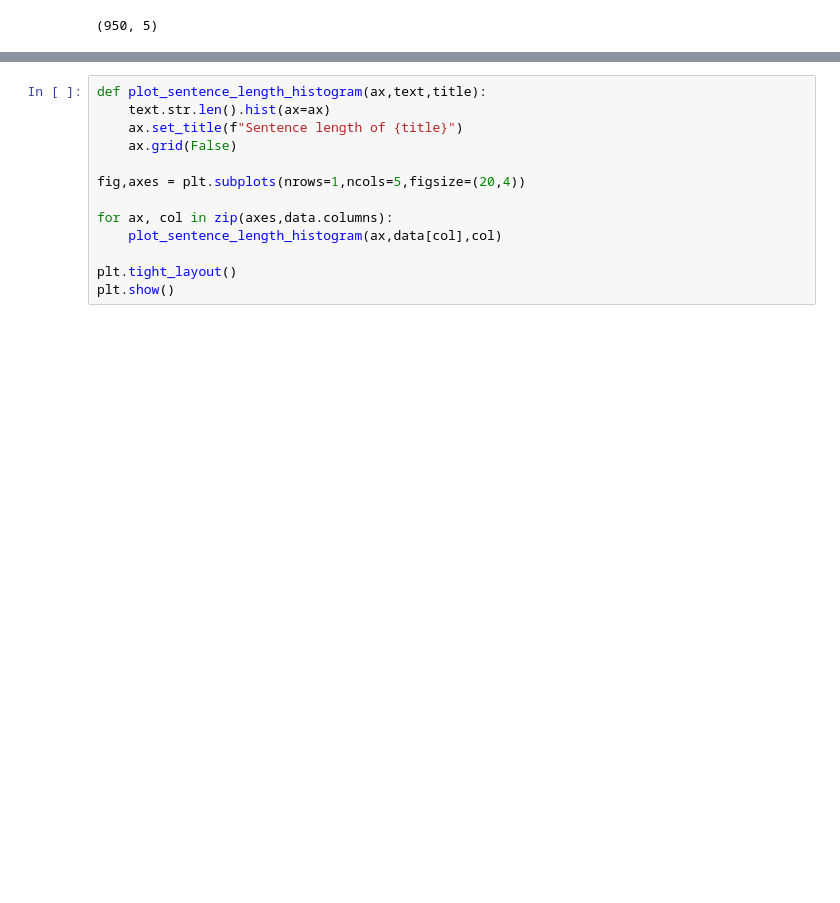
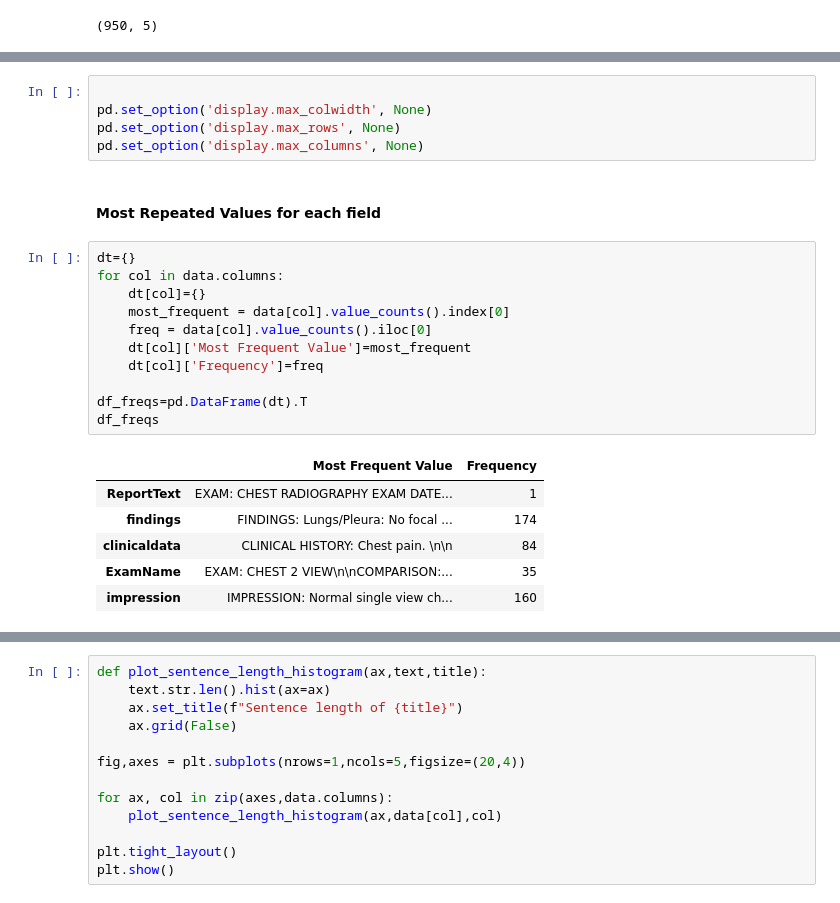
Before and after one commit to Divya-Chintala/Build_Projects_Open_Avenue, a Jupyter notebook: Open_Avenue/EDA/EDA_NLP_Project.ipynb, the cells around one changed output, grey strips where cells are left out. Cells and saved outputs as stored; diff of their text form; blank space fills up the shorter version.

```diff
--- a/Open_Avenue/EDA/EDA_NLP_Project.ipynb
+++ b/Open_Avenue/EDA/EDA_NLP_Project.ipynb
@@ -86,2 +170,27 @@ data.head()
+# %%
+
+pd.set_option('display.max_colwidth', None)
+pd.set_option('display.max_rows', None)
+pd.set_option('display.max_columns', None)
+# %% [markdown]
+#### Most Repeated Values for each field
+# %%
+dt={}
+for col in data.columns:
+    dt[col]={}
+    most_frequent = data[col].value_counts().index[0]
+    freq = data[col].value_counts().iloc[0]
+    dt[col]['Most Frequent Value']=most_frequent
+    dt[col]['Frequency']=freq
+
+df_freqs=pd.DataFrame(dt).T
+df_freqs
+# %% [output]
+|  | Most Frequent Value | Frequency |
+| ReportText | EXAM: CHEST RADIOGRAPHY EXAM DATE... | 1 |
+| findings | FINDINGS: Lungs/Pleura: No focal ... | 174 |
+| clinicaldata | CLINICAL HISTORY: Chest pain. \n\n | 84 |
+| ExamName | EXAM: CHEST 2 VIEW\n\nCOMPARISON:... | 35 |
+| impression | IMPRESSION: Normal single view ch... | 160 |
 # %% [markdown]
 ### Sentence level - Text Analysis
```
Also changed, not shown: parts of 25 cells of this notebook.
